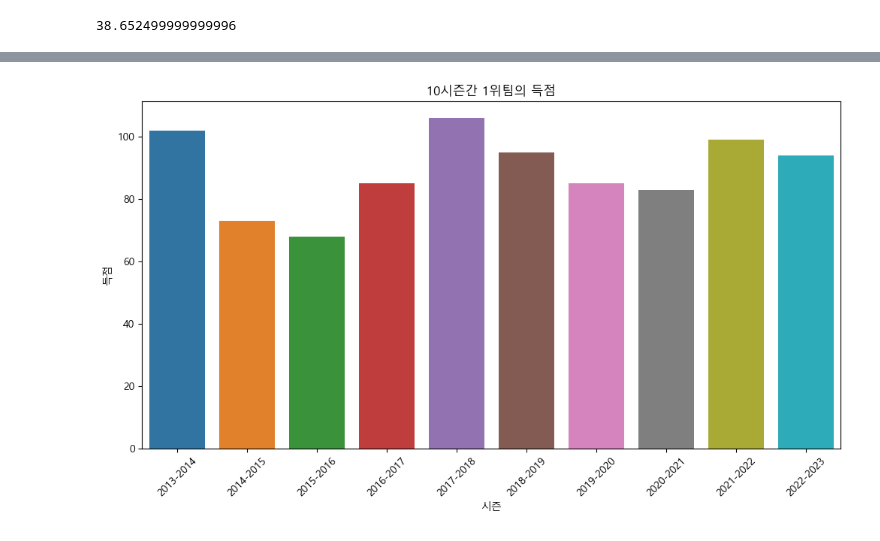
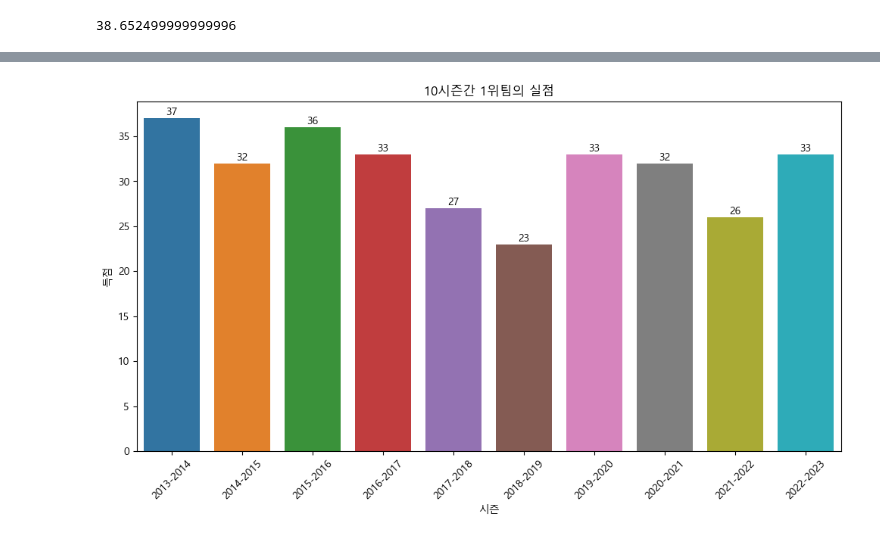
Before and after one commit to gingerman123/Soccer-Data, a Jupyter notebook: Data_Mining.ipynb, the cells around one changed output, grey strips where cells are left out. Cells and saved outputs as stored; diff of their text form; code cells hidden in the pictures.

```diff
--- a/Data_Mining.ipynb
+++ b/Data_Mining.ipynb
@@ -163,0 +155,6 @@ See the caveats in the documentation: https://pandas.pydata.org/pandas-docs/stab
+# %%
+# '' 시즌에 Rank로 정렬
+
+epl_df_copy = epl_df.loc[epl_df.season == '2015-2016']
+epl_df_copy = epl_df_copy.sort_values(by = 'Rank')
+epl_df_copy
@@ -164,15 +179,15 @@ See the caveats in the documentation: https://pandas.pydata.org/pandas-docs/stab
 # %%
 plt.figure(figsize=(12,6))
-sns.barplot(x = epl_df_2017_AA['Team'],y =epl_df_2017_AA['Rank'])
+sns.barplot(x = epl_df_copy['Team'],y =epl_df_copy['Rank'])
 plt.xticks(rotation = 45)
 plt.ylim([22,0])
 plt.gca().invert_yaxis() #축 변환해야 아래부터 그래프 나옴
 # 그래프 위에 value 표시하기
-for i, value in enumerate(epl_df_2017_AA['Rank']):
+for i, value in enumerate(epl_df_copy['Rank']):
     plt.text(i, value + 0.1, value, ha='center', va='bottom')
 plt.xlabel('팀',loc='center')
 plt.ylabel('팀 순위',loc='center')
-plt.title('2022-2023시즌 팀 별 순위',loc='center')
+plt.title('2015-2016시즌 팀 별 순위',loc='center')
 plt.show()
 # %% [output]
 [figure]
@@ -210,12 +245,12 @@ plt.show()
 # %%
 plt.figure(figsize=(12,6))
-sns.barplot(x = epl_df_2017_AA['Team'],y = epl_df_2017_AA['Balance(m)'])
+sns.barplot(x = epl_df_copy['Team'],y = epl_df_copy['Balance(m)'])
 plt.xticks(rotation=45)
-for i, value in enumerate(epl_df_2017_AA['Balance(m)']):
+for i, value in enumerate(epl_df_copy['Balance(m)']):
     plt.text(i, value + 0.1, f'{value:.2f}', ha='center', va='bottom')
 plt.xlabel('팀',loc='center')
 plt.ylabel('팀 별 지출액',loc='center')
-plt.title('2022-2023시즌 팀 별 지출액',loc='center')
+plt.title('2015-2016시즌 팀 별 지출액',loc='center')
 plt.show()
 # %% [output]
 [figure]
@@ -224,10 +259,15 @@ epl_df_2017_AA['Balance(m)'].mean()
 # %% [output]
 38.652499999999996
 # %%
+
+epl_df_lei = epl_df.loc[epl_df.Rank == 1]
+epl_df_lei
 plt.figure(figsize=(12,6))
-sns.barplot(x = epl_df_2017_AA['Team'],y =epl_df_2017_AA['Score'])
+sns.barplot(x = epl_df_lei['season'],y =epl_df_lei['Score'])
 plt.xticks(rotation=45)
-plt.xlabel('팀',loc='center')
-plt.ylabel('팀 별 득점',loc='center')
-plt.title('2022-2023시즌 팀 별 득점',loc='center')
+for i, value in enumerate(epl_df_lei['Score']):
+    plt.text(i, value + 0.1, value, ha='center', va='bottom')
+plt.xlabel('시즌',loc='center')
+plt.ylabel('득점',loc='center')
+plt.title('10시즌간 1위팀의 득점',loc='center')
 plt.show()
@@ -234,12 +276,13 @@ plt.show()
 # %%
-epl_df_lei = epl_df.loc[epl_df.Rank == 1]
-epl_df_lei
+
 plt.figure(figsize=(12,6))
-sns.barplot(x = epl_df_lei['season'],y =epl_df_lei['Score'])
+sns.barplot(x = epl_df_lei['season'],y =epl_df_lei['Lose_score'])
 plt.xticks(rotation=45)
+for i, value in enumerate(epl_df_lei['Lose_score']):
+    plt.text(i, value + 0.1, value, ha='center', va='bottom')
 plt.xlabel('시즌',loc='center')
 plt.ylabel('득점',loc='center')
-plt.title('10시즌간 1위팀의 득점',loc='center')
+plt.title('10시즌간 1위팀의 실점',loc='center')
 plt.show()
 # %% [output]
-[figure, old version]
+[figure, new version]
```
Also changed, not shown: parts of 20 cells of this notebook, 3 other files.
